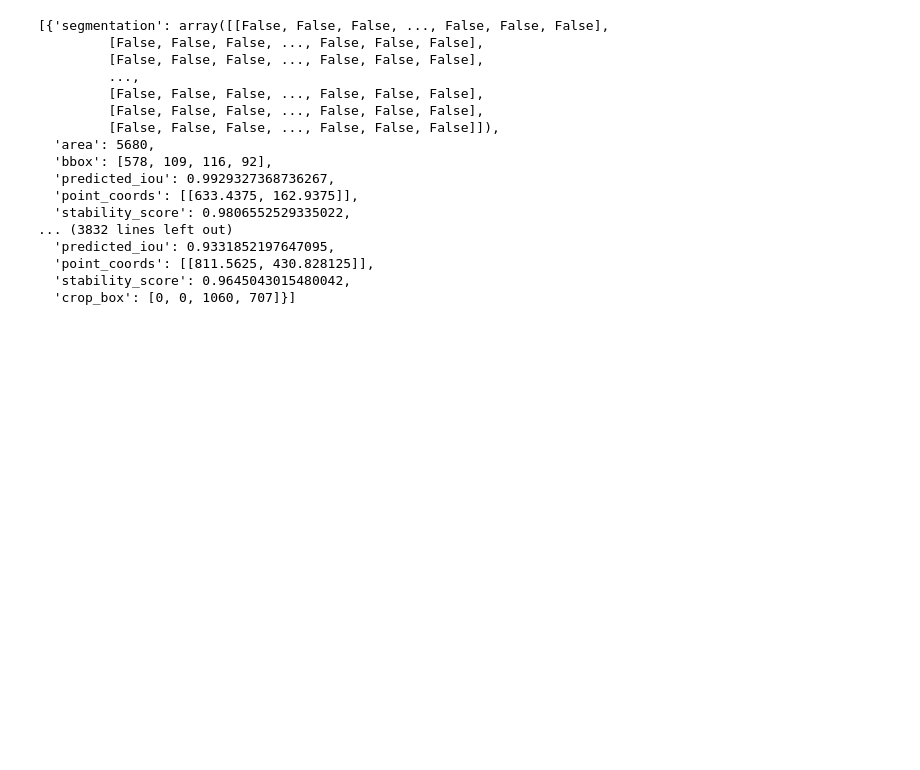
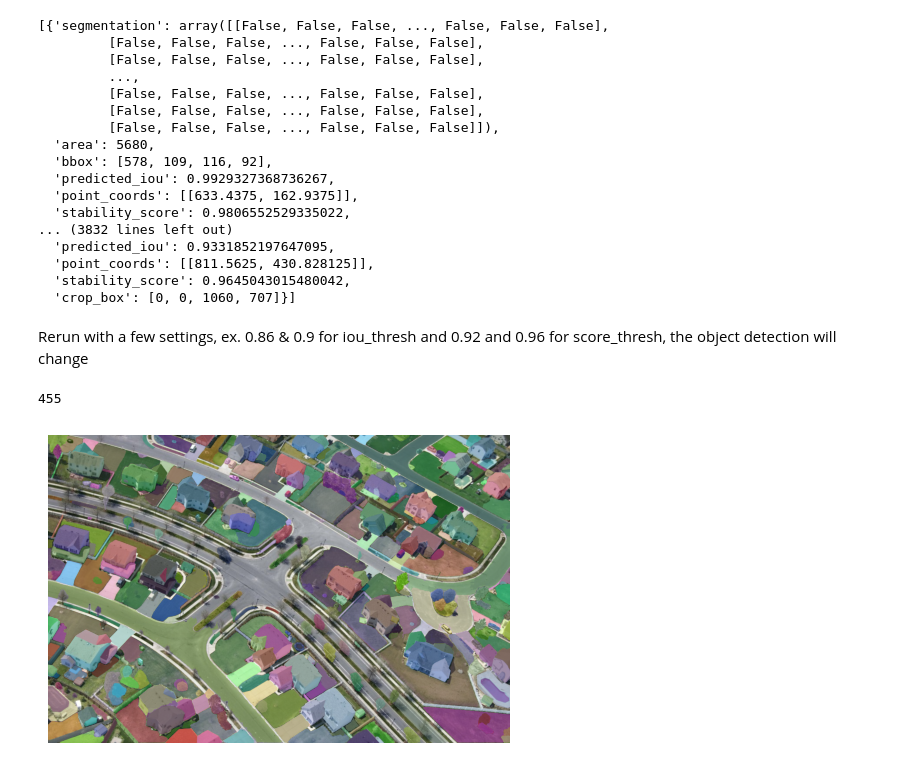
Before and after one commit to MonuSingh16/segment-anything-model-MetaAI, a Jupyter notebook: sam-metaAI.ipynb, the cells around one changed output. Drawn from its saved outputs; the diff is of its cells as text; code cells hidden in the pictures; blank space fills up the shorter version.

Commit message:
model added and used

```diff
--- a/sam-metaAI.ipynb
+++ b/sam-metaAI.ipynb
@@ -157,3 +159,45 @@ masks
   'point_coords': [[811.5625, 430.828125]],
   'stability_score': 0.9645043015480042,
   'crop_box': [0, 0, 1060, 707]}]
+# %% [markdown]
+Rerun with a few settings, ex. 0.86 & 0.9 for iou_thresh and 0.92 and 0.96 for score_thresh, the object detection will change
+# %%
+mask_generator_ = SamAutomaticMaskGenerator(
+    model=sam,
+    points_per_side=32,
+    pred_iou_thresh=0.86,
+    stability_score_thresh=0.92,
+    crop_n_layers=1,
+    crop_n_points_downscale_factor=2,
+    min_mask_region_area=100,  # Requires open-cv to run post-processing
+)
+
+masks = mask_generator_.generate(image)
+
+print(len(masks))
+# %% [output]
+455
+# %%
+def show_anns(anns):
+    if len(anns) == 0:
+        return
+    sorted_anns = sorted(anns, key=(lambda x: x['area']), reverse=True)
+    ax = plt.gca()
+    ax.set_autoscale_on(False)
+    polygons = []
+    color = []
+    for ann in sorted_anns:
+        m = ann['segmentation']
+        img = np.ones((m.shape[0], m.shape[1], 3))
+        color_mask = np.random.random((1, 3)).tolist()[0]
+        for i in range(3):
+            img[:,:,i] = color_mask[i]
+        ax.imshow(np.dstack((img, m*0.35)))
+# %%
+plt.figure(figsize=(6,4))
+plt.imshow(image)
+show_anns(masks)
+plt.axis('off')
+plt.show()
+# %% [output]
+[figure, added]
```
Also changed, not shown: parts of 1 cell of this notebook, 1 other file.
